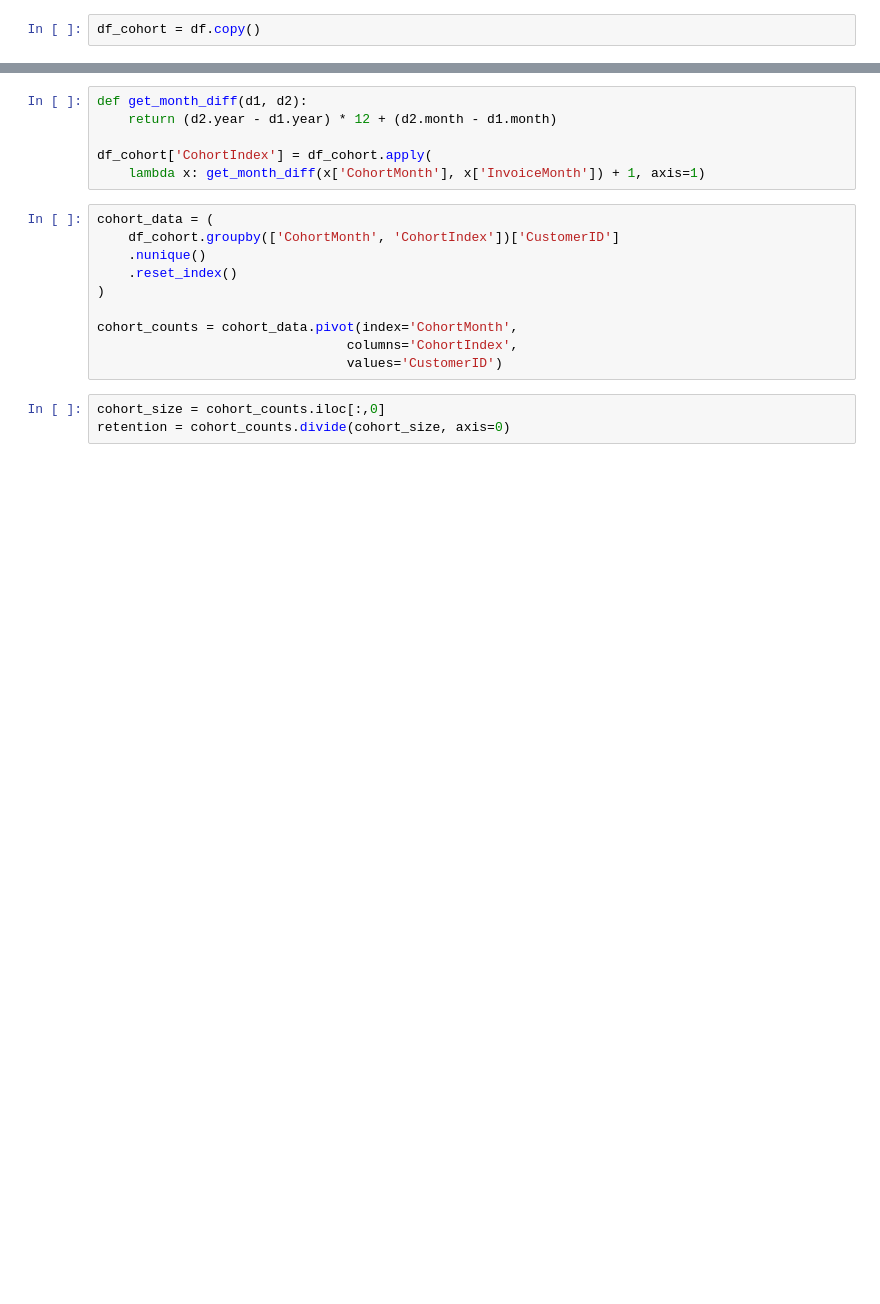
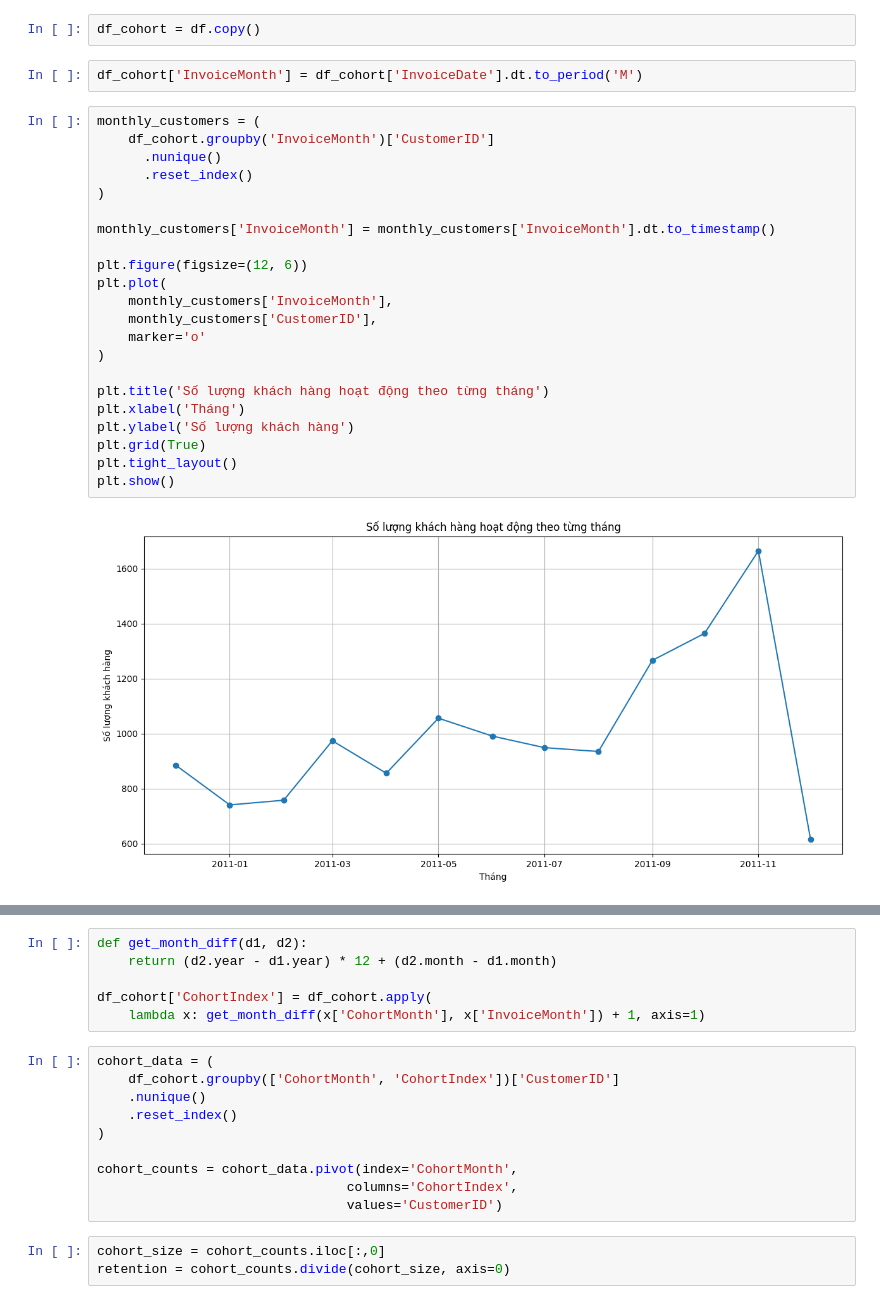
Before and after one commit to nmkhan9/user-behavior-analytics, a Jupyter notebook: cohort/cohort_char.ipynb, the cells around one changed output, grey strips where cells are left out. Cells and saved outputs as stored; diff of their text form; blank space fills up the shorter version.

Commit message:
done cohort

```diff
--- a/cohort/cohort_char.ipynb
+++ b/cohort/cohort_char.ipynb
@@ -49,2 +78,28 @@ df = df.drop_duplicates(subset=['InvoiceNo', 'StockCode', 'InvoiceDate', 'Quanti
 # %%
 df_cohort = df.copy()
+# %%
+df_cohort['InvoiceMonth'] = df_cohort['InvoiceDate'].dt.to_period('M')
+# %%
+monthly_customers = (
+    df_cohort.groupby('InvoiceMonth')['CustomerID']
+      .nunique()
+      .reset_index()
+)
+
+monthly_customers['InvoiceMonth'] = monthly_customers['InvoiceMonth'].dt.to_timestamp()
+
+plt.figure(figsize=(12, 6))
+plt.plot(
+    monthly_customers['InvoiceMonth'],
+    monthly_customers['CustomerID'],
+    marker='o'
+)
+
+plt.title('Số lượng khách hàng hoạt động theo từng tháng')
+plt.xlabel('Tháng')
+plt.ylabel('Số lượng khách hàng')
+plt.grid(True)
+plt.tight_layout()
+plt.show()
+# %% [output]
+[figure, added]
```
Also changed, not shown: parts of 14 cells of this notebook, 2 other files.
